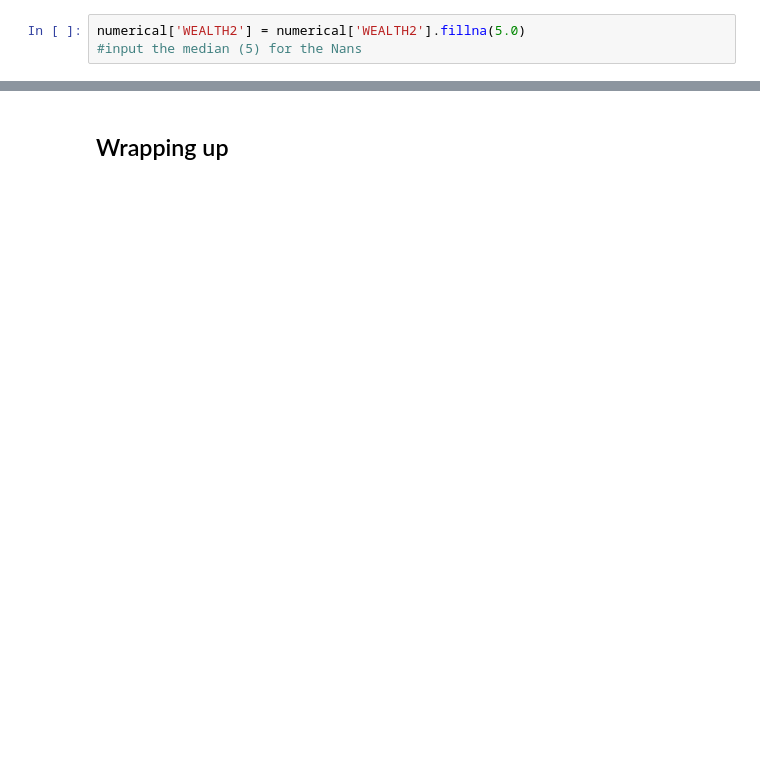
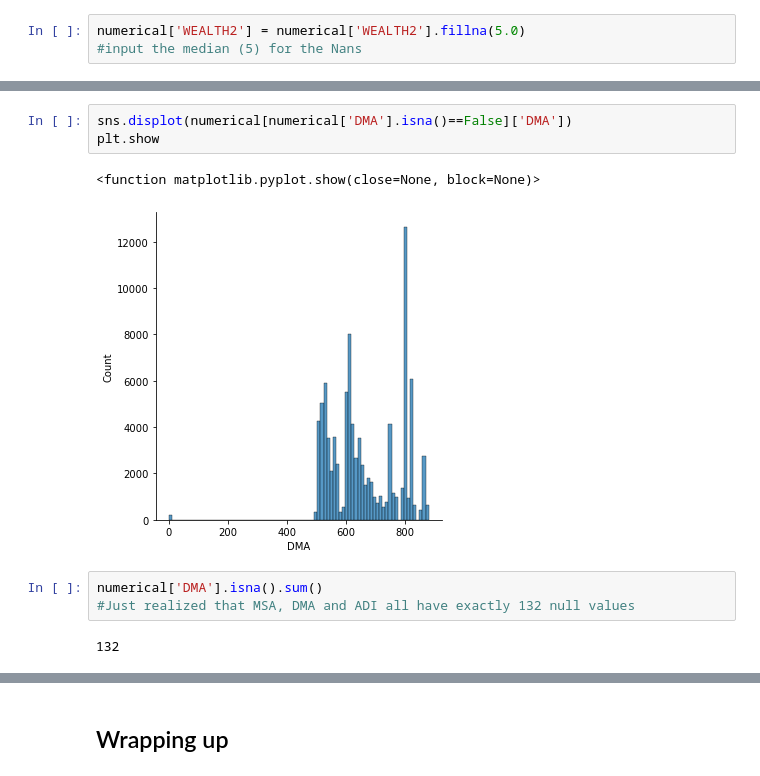
Before and after one commit to hollyjanedalton/Labs-Week-7, a Jupyter notebook: L. 7.01 7.02 original.ipynb, the cells around one changed output, grey strips where cells are left out. Saved outputs shown, nothing was run; the diff lists cells and outputs as text; blank space fills up the shorter version.

```diff
--- a/L. 7.01 7.02 original.ipynb
+++ b/L. 7.01 7.02 original.ipynb
@@ -890,0 +1540,11 @@ ADD HERE CODE FOR LAB 2
+# %%
+sns.displot(numerical[numerical['DMA'].isna()==False]['DMA'])
+plt.show
+# %% [output]
+<function matplotlib.pyplot.show(close=None, block=None)>
+[figure, added]
+# %%
+numerical['DMA'].isna().sum()
+#Just realized that MSA, DMA and ADI all have exactly 132 null values
+# %% [output]
+132
```
Also changed, not shown: parts of 81 cells of this notebook.
